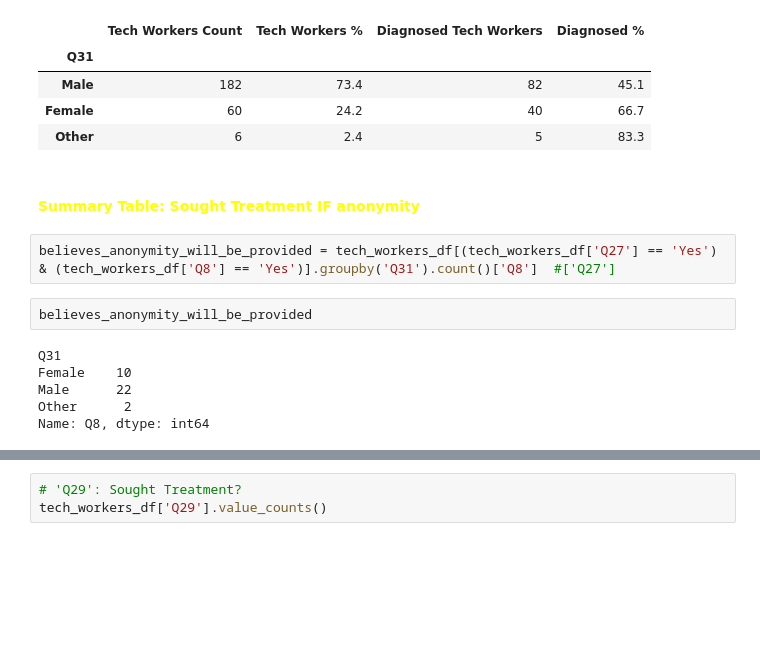
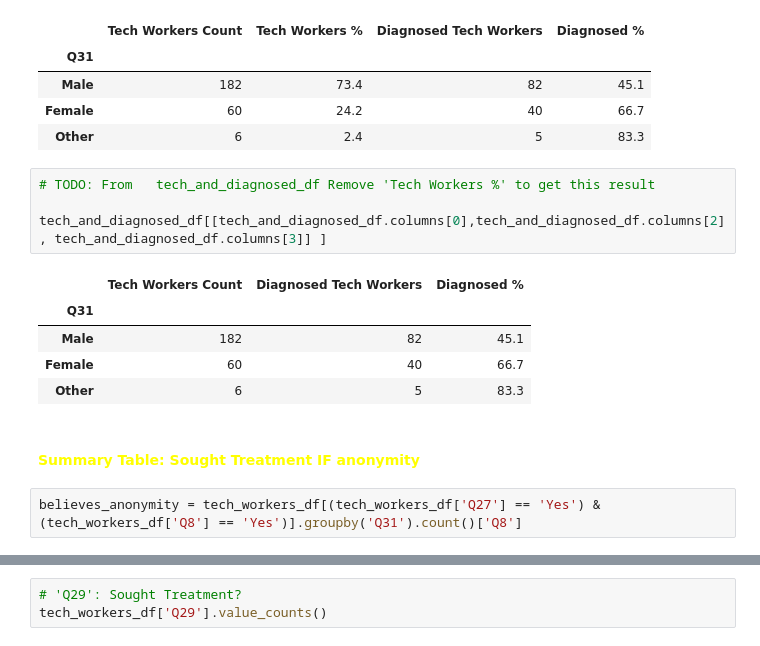
Before and after one commit to gnavneetg/BootCampG5, a Jupyter notebook: MauriciosNotebook/genders_anonymity.ipynb, the cells around one changed output, grey strips where cells are left out. Cells and saved outputs as stored; diff of their text form; blank space fills up the shorter version.

```diff
--- a/MauriciosNotebook/genders_anonymity.ipynb
+++ b/MauriciosNotebook/genders_anonymity.ipynb
@@ -350,15 +364,17 @@ tech_and_diagnosed_df
 | Male | 182 | 73.4 | 82 | 45.1 |
 | Female | 60 | 24.2 | 40 | 66.7 |
 | Other | 6 | 2.4 | 5 | 83.3 |
+# %%
+# TODO: From   tech_and_diagnosed_df Remove 'Tech Workers %' to get this result
+
+tech_and_diagnosed_df[[tech_and_diagnosed_df.columns[0],tech_and_diagnosed_df.columns[2], tech_and_diagnosed_df.columns[3]] ]
+# %% [output]
+|  | Tech Workers Count | Diagnosed Tech Workers | Diagnosed % |
+| Q31 |  |  |  |
+| Male | 182 | 82 | 45.1 |
+| Female | 60 | 40 | 66.7 |
+| Other | 6 | 5 | 83.3 |
 # %% [markdown]
 #### <span style="color:yellow">Summary Table: Sought Treatment IF anonymity</span>
 # %%
-believes_anonymity_will_be_provided = tech_workers_df[(tech_workers_df['Q27'] == 'Yes') & (tech_workers_df['Q8'] == 'Yes')].groupby('Q31').count()['Q8']  #['Q27']
+believes_anonymity = tech_workers_df[(tech_workers_df['Q27'] == 'Yes') & (tech_workers_df['Q8'] == 'Yes')].groupby('Q31').count()['Q8']
-# %%
-believes_anonymity_will_be_provided
-# %% [output]
-Q31
-Female    10
-Male      22
-Other      2
-Name: Q8, dtype: int64
```
Also changed, not shown: parts of 27 cells of this notebook.
